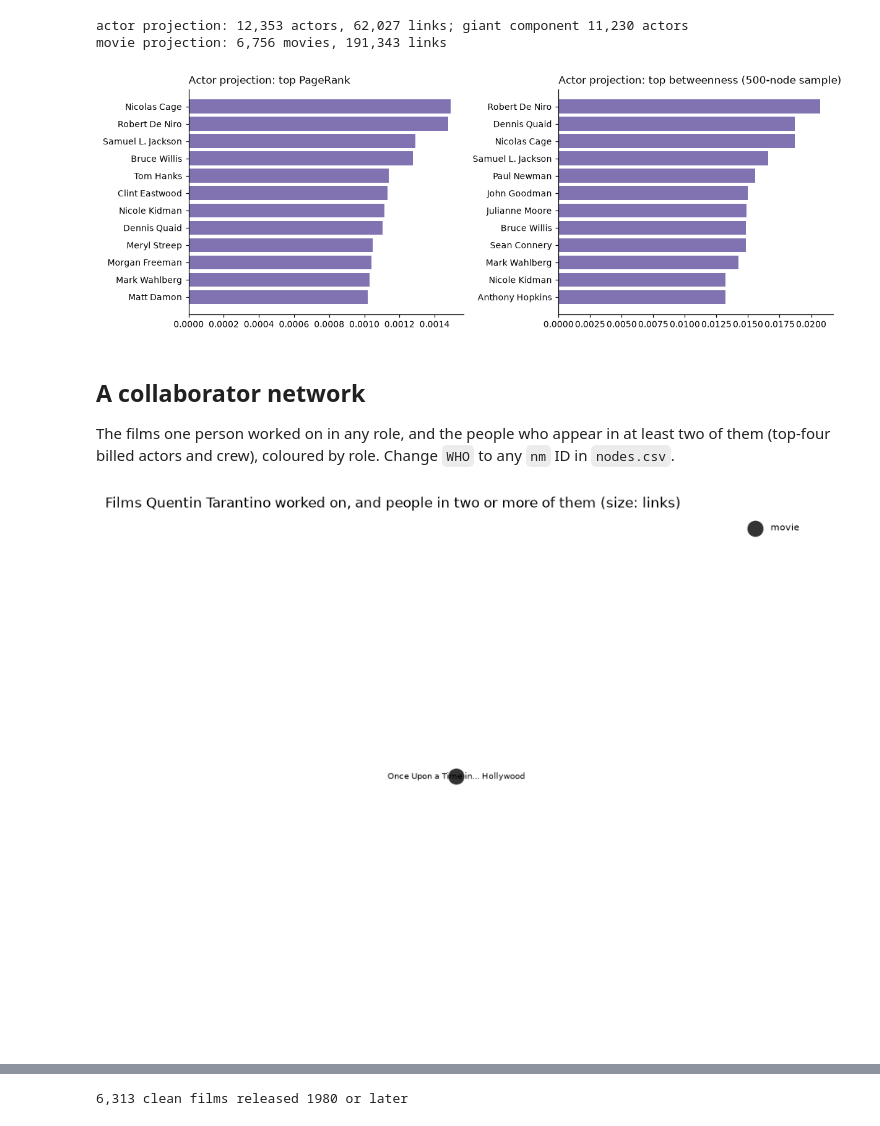
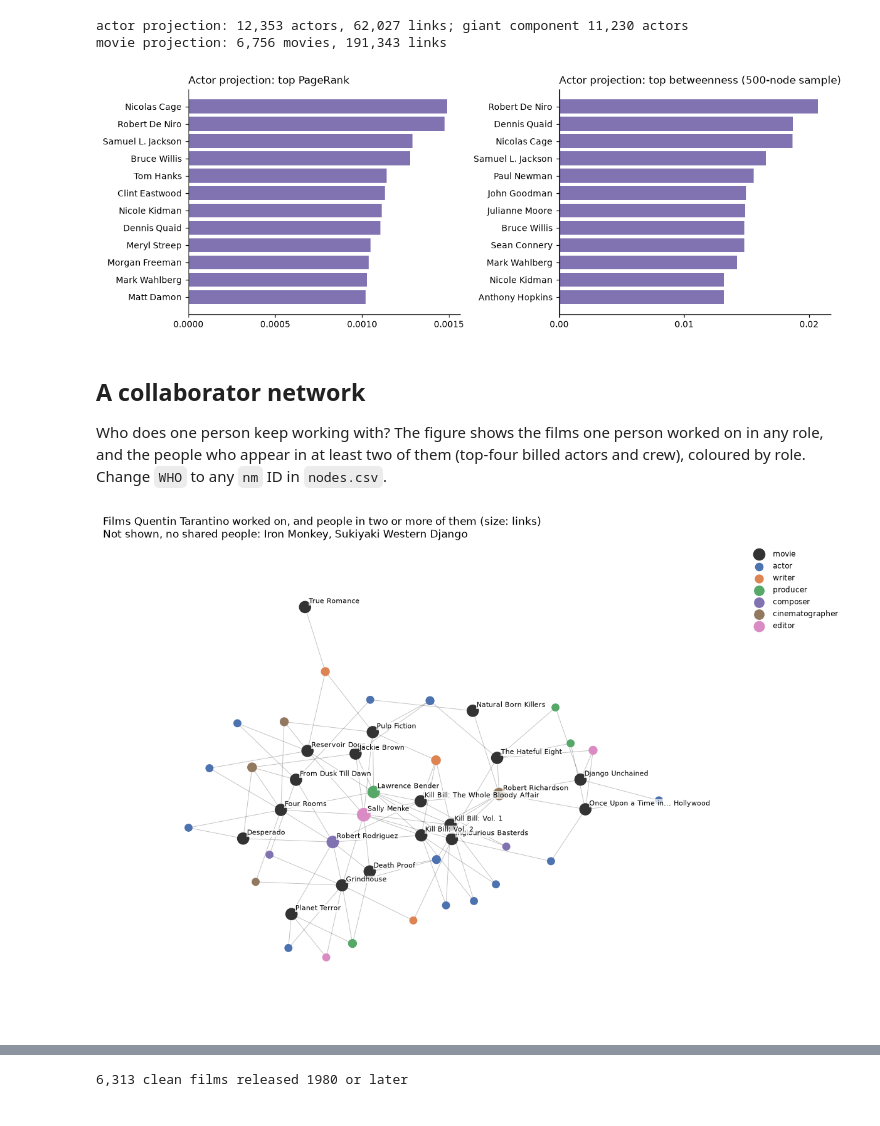
Before and after one commit to angelabuxo/IMDb-movie-success, a Jupyter notebook: notebooks/movie_graph.ipynb, the cells around one changed output, grey strips where cells are left out. Cells and saved outputs as stored; diff of their text form; code cells hidden in the pictures.

```diff
--- a/notebooks/movie_graph.ipynb
+++ b/notebooks/movie_graph.ipynb
@@ -165,41 +176,49 @@ for ax, s, title in ((axes[0], pr, "PageRank"), (axes[1], bt, "betweenness (500-
     top = s.sort_values().tail(12)
     ax.barh([nodes.label[i] for i in top.index], top.values, color="#8172b2")
     ax.set_title(f"Actor projection: top {title}", loc="left")
+    ax.locator_params(axis="x", nbins=4)   # fewer, readable tick labels
 plt.tight_layout(); plt.show()
 # %% [output]
-[figure, old version]
+[figure, new version]
 # %% [markdown]
 ## A collaborator network
 
-The films one person worked on in any role, and the people who appear in at least two of them (top-four
-billed actors and crew), coloured by role. Change `WHO` to any `nm` ID in `nodes.csv`.
+Who does one person keep working with? The figure shows the films one person worked on in any role, and the people
+who appear in at least two of them (top-four billed actors and crew), coloured by role. Change `WHO` to any `nm` ID
+in `nodes.csv`.
 # %%
-WHO = nodes.index[(nodes.label == "Quentin Tarantino")][0]
+WHO = nodes.index[(nodes.label == "Quentin Tarantino") & (nodes.type == "person")][0]   # a company node has the same name
 films = set(edges.target[edges.source == WHO])
 around = edges[edges.target.isin(films) & (edges.source != WHO)
                & ((edges.role != "actor") | (edges.ordering <= 4))
                & ~edges.role.isin(["studio", "distributor"])]
 around = around[around.groupby("source").target.transform("nunique") >= 2]  # people in 2+ of these films
 E = nx.Graph()
 for f in films:
     E.add_node(f, kind="movie")
 for _, r in around.iterrows():
     E.add_node(r.source, kind=r.role); E.add_edge(r.source, r.target)
 colours = {"movie": "#333333", "actor": "#4c72b0", "director": "#c44e52", "writer": "#dd8452",
            "producer": "#55a868", "composer": "#8172b2", "cinematographer": "#937860", "editor": "#da8bc3"}
-pos = nx.spring_layout(E, seed=SEED, k=0.35)
-fig, ax = plt.subplots(figsize=(10, 7.5))
+alone = sorted(nodes.label[n] for n in E if E.degree(n) == 0)   # films that share nobody with the others
+E = E.subgraph(max(nx.connected_components(E), key=len)).copy()
+pos = nx.kamada_kawai_layout(E)   # spreads nodes by graph distance, so the dense middle opens up
+fig, ax = plt.subplots(figsize=(12, 9))
 nx.draw_networkx_edges(E, pos, ax=ax, alpha=0.25, width=0.6)
 for kind, c in colours.items():
     ns = [n for n, k in E.nodes(data="kind") if k == kind]
     nx.draw_networkx_nodes(E, pos, nodelist=ns, ax=ax, node_color=c, node_size=[140 if kind == "movie" else 25 + 15 * E.degree(n) for n in ns], label=kind)
-labels = {n: nodes.label[n] for n in E if E.nodes[n]["kind"] == "movie" or E.degree(n) >= 3}
-nx.draw_networkx_labels(E, pos, labels, ax=ax, font_size=6.5)
-ax.legend(frameon=False, fontsize=7, loc="upper right"); ax.axis("off")
-ax.set_title(f"Films {nodes.label[WHO]} worked on, and people in two or more of them (size: links)", loc="left")
+labels = {n: nodes.label[n] for n in E if E.nodes[n]["kind"] == "movie" or E.degree(n) >= 5}
+for n, text in labels.items():   # small offset on a light box, so labels stay readable where the network is dense
+    ax.annotate(text, pos[n], xytext=(4, 4), textcoords="offset points", fontsize=7,
+                bbox=dict(fc="white", ec="none", alpha=0.75, pad=0.4))
+ax.margins(0.12)   # room for labels at the edges
+ax.legend(frameon=False, fontsize=8, loc="upper left", bbox_to_anchor=(1.0, 1.0)); ax.axis("off")
+ax.set_title(f"Films {nodes.label[WHO]} worked on, and people in two or more of them (size: links)"
+             + (f"\nNot shown, no shared people: {', '.join(alone)}" if alone else ""), loc="left")
 plt.show()
 # %% [output]
-[figure, old version]
+[figure, new version]
 # %% [markdown]
 ## A leakage-safe cast measure
 
```
Also changed, not shown: parts of 16 cells of this notebook, 59 other files.
